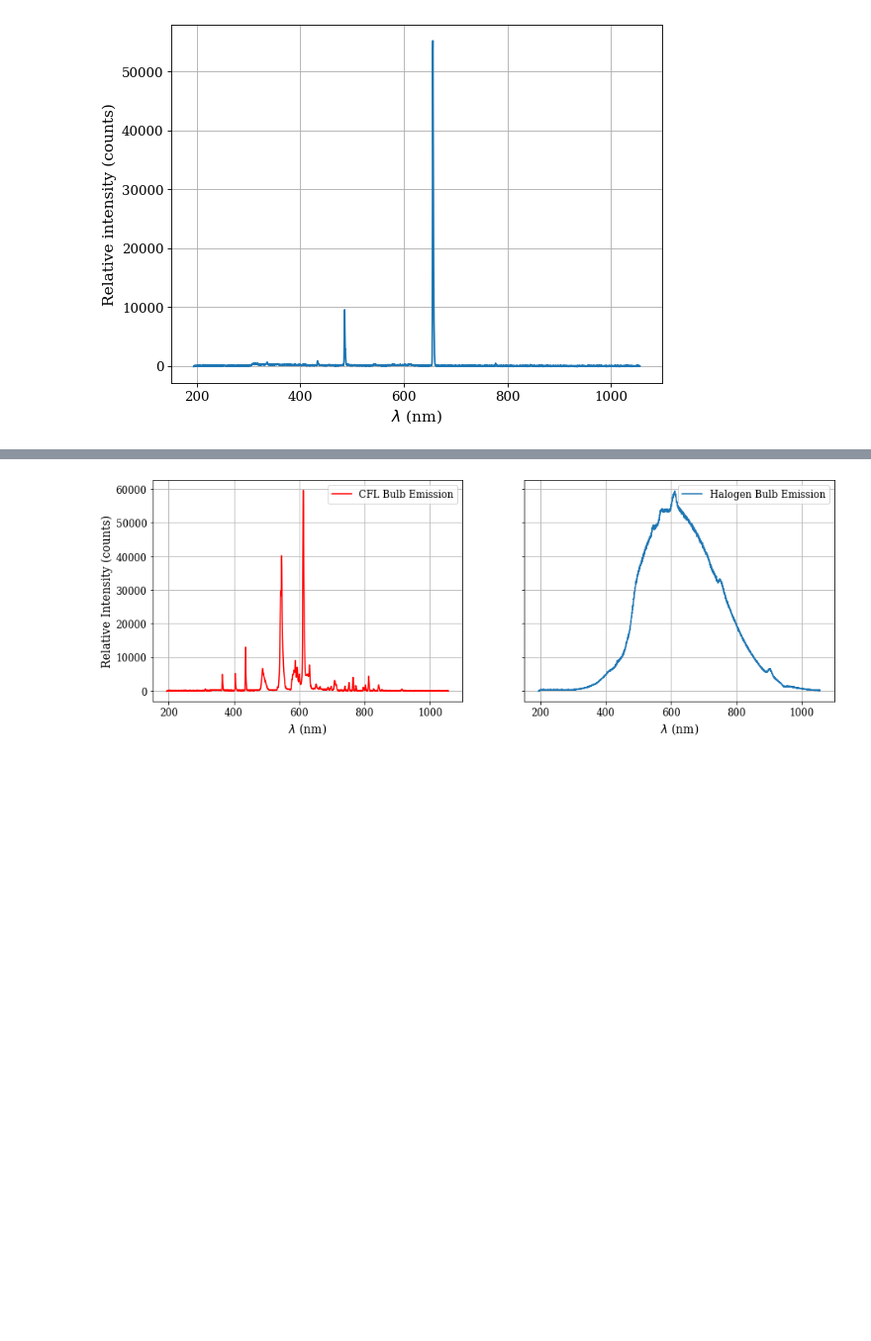
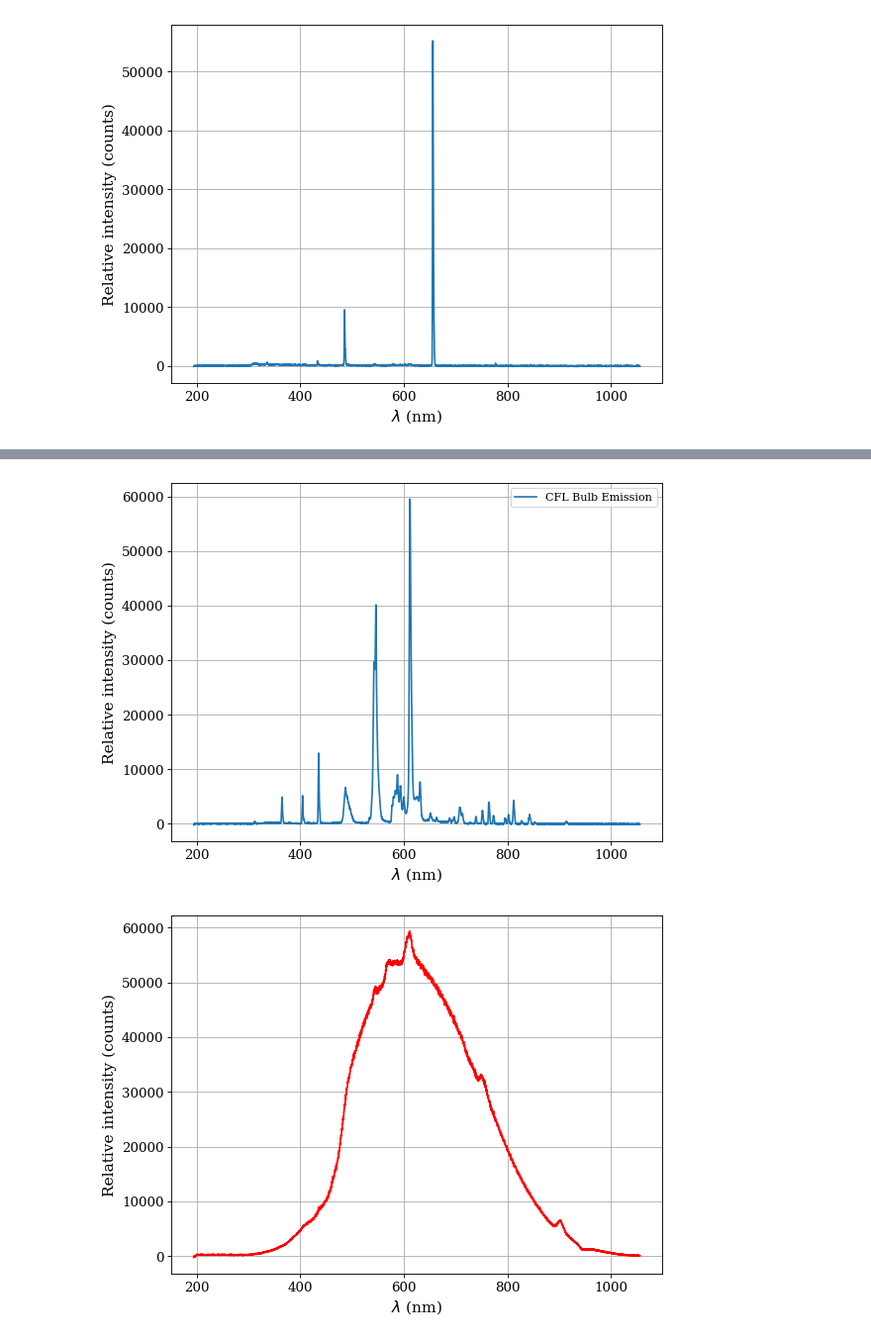
Before and after one commit to fmarrar/ae460AB6, a Jupyter notebook: Lab_5/DataAnalysis.ipynb, the cells around one changed output, grey strips where cells are left out. Shown: that part at 99% size. Drawn from its saved outputs; the diff is of its cells as text; code cells hidden in the pictures; blank space fills up the shorter version.

```diff
--- a/Lab_5/DataAnalysis.ipynb
+++ b/Lab_5/DataAnalysis.ipynb
@@ -67,17 +69,23 @@ fig.savefig('KvsI.png')
 # %%
-fig, ax = plt.subplots(1, 2, figsize=(15, 5), sharex=True, sharey=True)
-ax[0].plot(lam_CFL, I_CFL, 'r', label="CFL Bulb Emission")
-ax[1].plot(lam_halogen, I_halogen, label='Halogen Bulb Emission')
-for i in range(2):
-    ax[i].grid()
-    ax[i].legend(fontsize=12)
-    ax[i].tick_params(labelsize=12)
-ax[0].set_ylabel('Relative Intensity (counts)', fontsize=14)
-ax[0].set_xlabel('$\lambda$ (nm)', fontsize=14)
-ax[1].set_xlabel('$\lambda$ (nm)', fontsize=14)
-fig.savefig('CFLvsHalogen.png')
+figure(figsize=(8,6), dpi=80)
+plt.plot(lam_CFL, I_CFL, label="CFL Bulb Emission")
+plt.grid()
+plt.legend()
+plt.xlabel('$\lambda$ (nm)', fontsize=14)
+plt.ylabel('Relative intensity (counts)', fontsize=14)
+plt.tick_params(labelsize=12)
+plt.savefig('CFL_emission.png')
+
+figure(figsize=(8,6), dpi=80)
+plt.plot(lam_halogen, I_halogen, 'r', label="Halogen Bulb Emission")
+plt.grid()
+plt.xlabel('$\lambda$ (nm)', fontsize=14)
+plt.ylabel('Relative intensity (counts)', fontsize=14)
+plt.tick_params(labelsize=12)
+plt.savefig('halogen_emission.png')
 # %% [output]
-[figure, old version]
+[figure, new version]
+[figure, added]
 # %%
 fig, ax = plt.subplots(3, 1, figsize=(9, 10), sharex=True, sharey=True)
 ax[0].plot(lam_Hg_control, I_Hg_control, 'r', label="Mercury Control")
```
Also changed, not shown: parts of 3 cells of this notebook, 6 other files.
